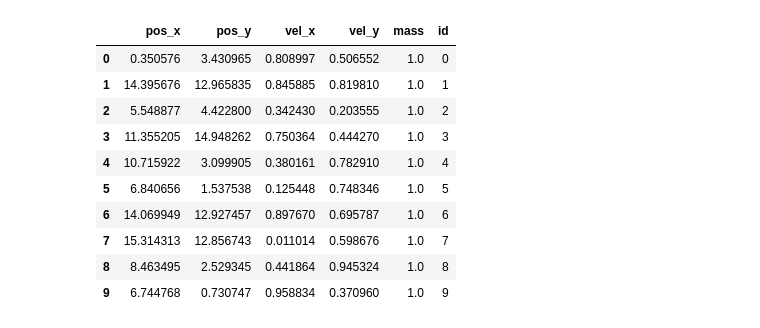
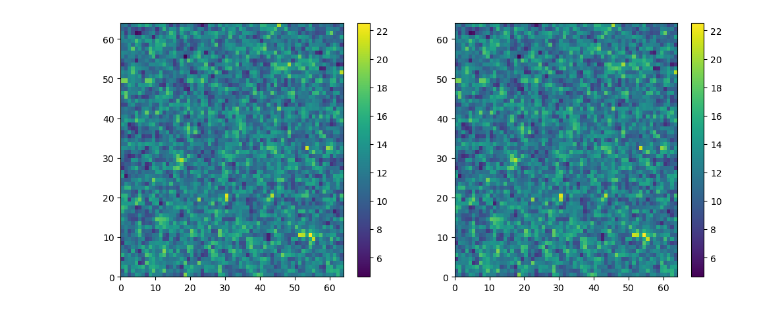
Before and after one commit to Abrygzy/nbodpy, a Jupyter notebook: nbodpy/test_2d.ipynb, the cells around one changed output. Cells and saved outputs as stored; diff of their text form; code cells hidden in the pictures.

```diff
--- a/nbodpy/test_2d.ipynb
+++ b/nbodpy/test_2d.ipynb
@@ -10,13 +10,13 @@ from acceleration import cic_acc_2d
 # %%
-ng = 16
-num_par = 10
+ng = 64
+num_par = 5000
 
 pars_pos = (np.random.rand(num_par, 2)*ng).astype(np.float32)
 pars_vel = (np.random.rand(num_par, 2)).astype(np.float32)
 # pars_mass = np.random.rand(num_par).astype(np.float32)*100
 pars_mass = np.ones_like(pars_pos[:,0]).astype(np.float32)
 
-# pars_pos = np.array([[0.1,11.1],[0.1,10.1]]).astype(np.float32)
+# pars_pos = np.array([[8.1,11.1],[8.1,10.1]]).astype(np.float32)
 # pars_vel = np.array([[10,0],[0,0]]).astype(np.float32)
 # # pars_mass = np.ones_like(pars_pos[:,0]).astype(np.float32)
 # pars_mass = np.array((0.00001,1)).astype(np.float32)
@@ -28,16 +28,8 @@ pars_df = pd.DataFrame({'pos_x': pars_pos[:,0], 'pos_y': pars_pos[:,1],
                         'vel_x': pars_vel[:,0], 'vel_y': pars_vel[:,1],
                         'mass': pars_mass,'id':np.arange(len(pars_pos))})
 par_list = par_create_2d(pars_df)
-pars_df
+# pars_df
-# %% [output]
-|  | pos_x | pos_y | vel_x | vel_y | mass | id |
-| 0 | 0.350576 | 3.430965 | 0.808997 | 0.506552 | 1.0 | 0 |
-| 1 | 14.395676 | 12.965835 | 0.845885 | 0.819810 | 1.0 | 1 |
-| 2 | 5.548877 | 4.422800 | 0.342430 | 0.203555 | 1.0 | 2 |
-| 3 | 11.355205 | 14.948262 | 0.750364 | 0.444270 | 1.0 | 3 |
-| 4 | 10.715922 | 3.099905 | 0.380161 | 0.782910 | 1.0 | 4 |
-| 5 | 6.840656 | 1.537538 | 0.125448 | 0.748346 | 1.0 | 5 |
-| 6 | 14.069949 | 12.927457 | 0.897670 | 0.695787 | 1.0 | 6 |
-| 7 | 15.314313 | 12.856743 | 0.011014 | 0.598676 | 1.0 | 7 |
-| 8 | 8.463495 | 2.529345 | 0.441864 | 0.945324 | 1.0 | 8 |
-| 9 | 6.744768 | 0.730747 | 0.958834 | 0.370960 | 1.0 | 9 |
+# %%
+dens1 = cic_density_2d(pars=par_list, ng=ng, h=1)
+# %%
+dens2 = mass_assign_parallel_2d(pars=par_list, ng=ng, h=1)
@@ -44 +41,12 @@ pars_df
+# %%
+fig, axes = plt.subplots(1, 2, figsize=(12, 5))
+for ax in axes.flatten():
+    ax.set_xlim(0, ng)
+    ax.set_ylim(0, ng)
+im1 = axes[0].pcolormesh(dens1)
+cb1 = plt.colorbar(im1)
+im2 = axes[1].pcolormesh(dens2)
+cb2 = plt.colorbar(im2)
+# %% [output]
+[figure, added]
 # %%
```
Also changed, not shown: parts of 3 cells of this notebook, 11 other files.
